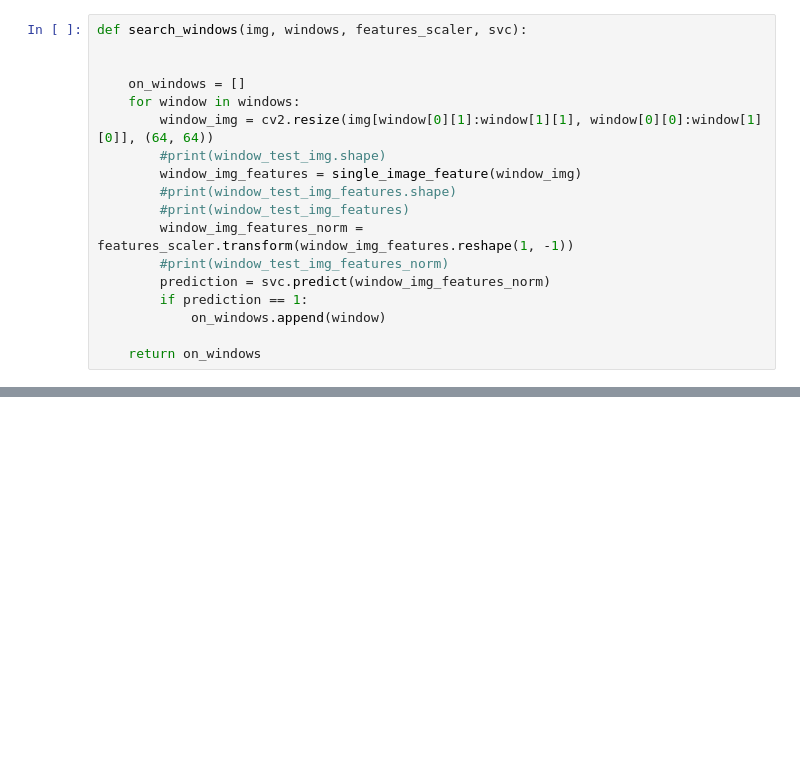
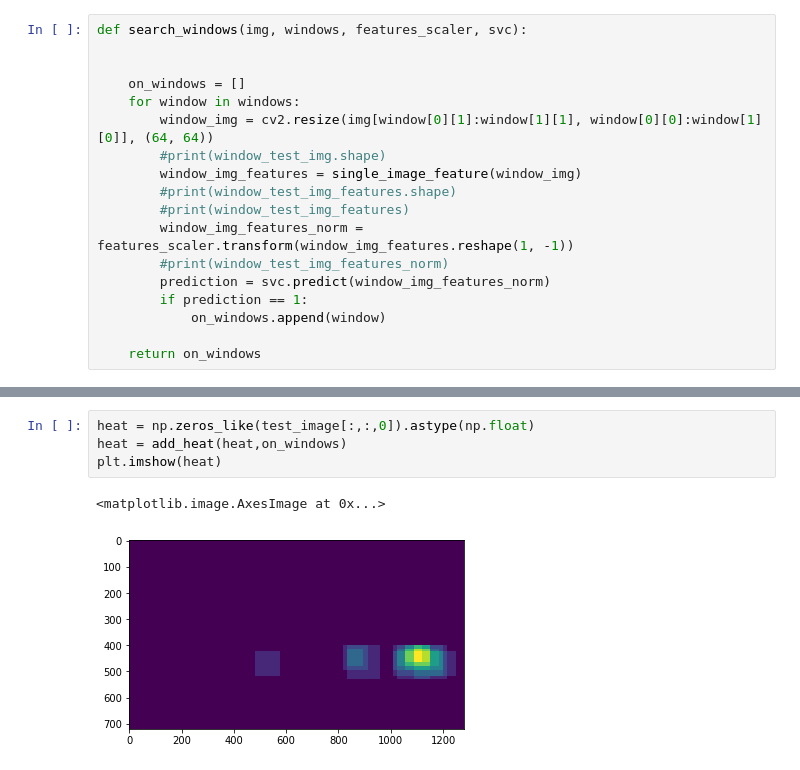
Before and after one commit to prateekagrawal06/vehicle-detection-and-tracking, a Jupyter notebook: main.ipynb, the cells around one changed output, grey strips where cells are left out. Saved outputs shown, nothing was run; the diff lists cells and outputs as text; blank space fills up the shorter version.

```diff
--- a/main.ipynb
+++ b/main.ipynb
@@ -328,0 +349,7 @@ Read all the frames...exiting
+# %%
+heat = np.zeros_like(test_image[:,:,0]).astype(np.float)
+heat = add_heat(heat,on_windows)
+plt.imshow(heat)
+# %% [output]
+<matplotlib.image.AxesImage at 0x...>
+[figure, added]
```
Also changed, not shown: parts of 8 cells of this notebook.
